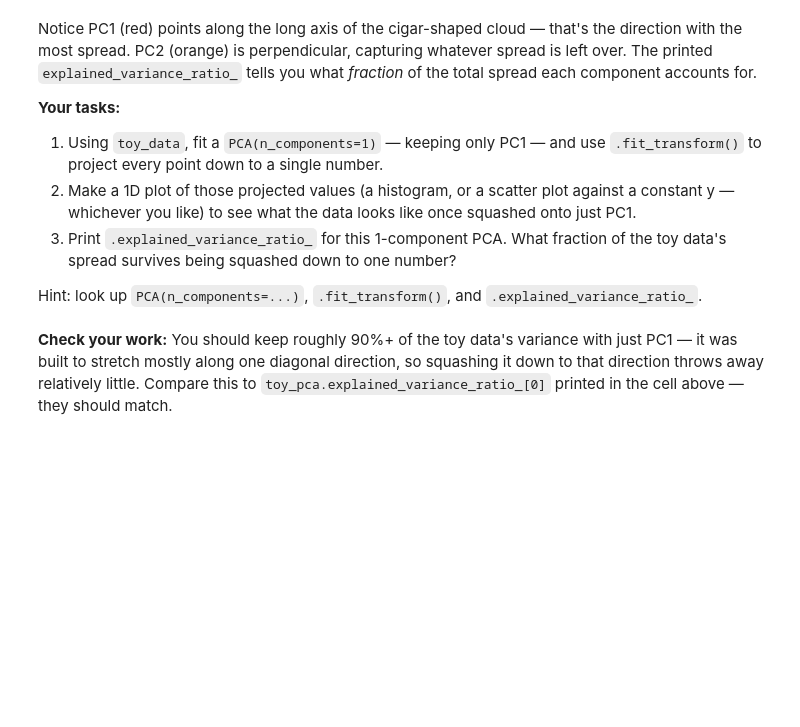
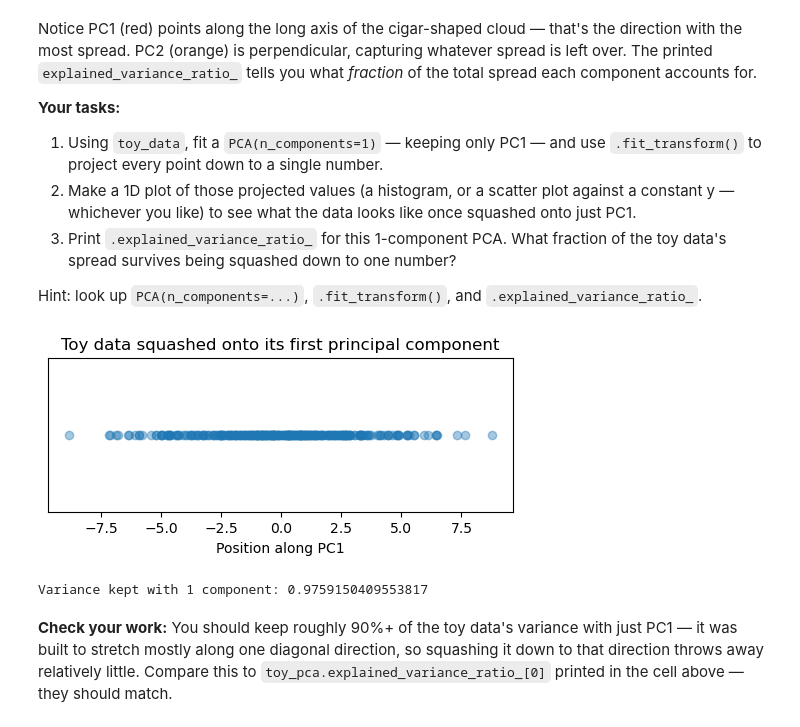
Before and after one commit to kt-peng/PY191_lab, a Jupyter notebook: mnist_neuralnet_exercises.ipynb, the cells around one changed output. Cells and saved outputs as stored; diff of their text form; code cells hidden in the pictures; blank space fills up the shorter version.

```diff
--- a/mnist_neuralnet_exercises.ipynb
+++ b/mnist_neuralnet_exercises.ipynb
@@ -262,15 +270,23 @@ Notice PC1 (red) points along the long axis of the cigar-shaped cloud — that's
 Hint: look up `PCA(n_components=...)`, `.fit_transform()`, and `.explained_variance_ratio_`.
 # %%
 # TODO: fit PCA(n_components=1) on toy_data and project every point onto PC1
-toy_pca_1d = None
-toy_projected = None
+toy_pca_1d = PCA(n_components=1)
+toy_projected = toy_pca_1d.fit_transform(toy_data)
 
 # TODO: plot the 1D projected values (histogram, or a 1D scatter against a constant y)
-
+plt.figure(figsize=(6, 2))
+plt.scatter(toy_projected, np.zeros_like(toy_projected), alpha=0.4)
+plt.xlabel("Position along PC1")
+plt.yticks([])
+plt.title("Toy data squashed onto its first principal component")
+plt.show()
 
 # TODO: what fraction of variance is kept with just 1 component?
-variance_kept = None
+variance_kept = toy_pca_1d.explained_variance_ratio_[0]
 print("Variance kept with 1 component:", variance_kept)
+# %% [output]
+[figure, added]
+Variance kept with 1 component: 0.9759150409553817
 # %% [markdown]
 **Check your work:** You should keep roughly 90%+ of the toy data's variance with just PC1 — it was built to stretch mostly along one diagonal direction, so squashing it down to that direction throws away relatively little. Compare this to `toy_pca.explained_variance_ratio_[0]` printed in the cell above — they should match.
 # %% [markdown]
```
Also changed, not shown: parts of 5 cells of this notebook.
